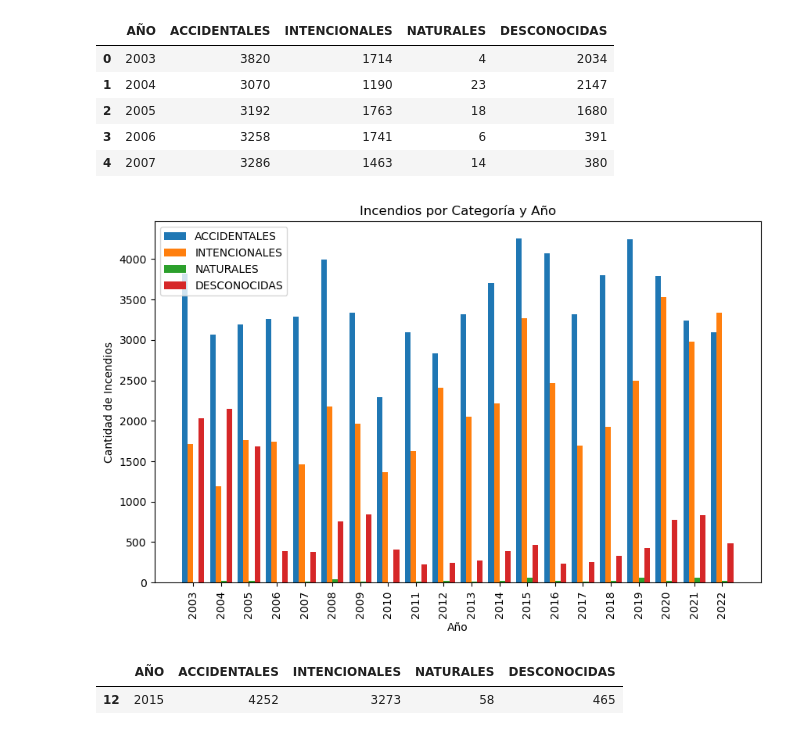
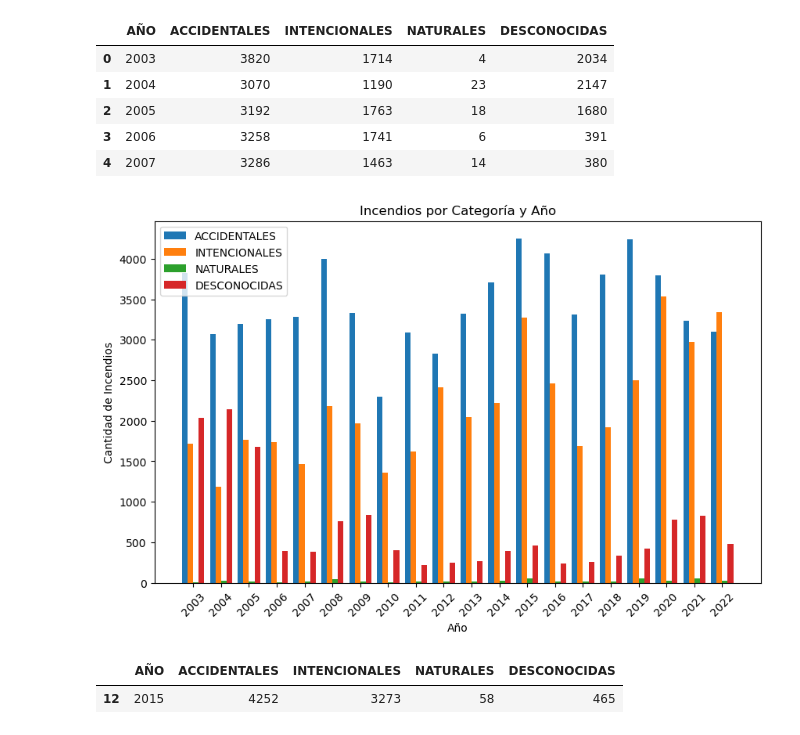
Before and after one commit to ymotomy/Proyecto-IMT2200, a Jupyter notebook: Proyecto.ipynb, the cells around one changed output. Drawn from its saved outputs; the diff is of its cells as text; code cells hidden in the pictures.

```diff
--- a/Proyecto.ipynb
+++ b/Proyecto.ipynb
@@ -203,35 +203,35 @@ bar_width = 0.2
 bar_positions = range(len(df_causas_incendios['AÑO']))
 
 # Barra para ACCIDENTALES
 plt.bar(bar_positions, df_causas_incendios['ACCIDENTALES'], width=bar_width, label='ACCIDENTALES')
 
 # Barra para INTENCIONALES
 plt.bar([p + bar_width for p in bar_positions], df_causas_incendios['INTENCIONALES'], width=bar_width, label='INTENCIONALES')
 
 # Barra para NATURALES
 plt.bar([p + 2 * bar_width for p in bar_positions], df_causas_incendios['NATURALES'], width=bar_width, label='NATURALES')
 
 # Barra para DESCONOCIDAS
 plt.bar([p + 3 * bar_width for p in bar_positions], df_causas_incendios['DESCONOCIDAS'], width=bar_width, label='DESCONOCIDAS')
 
 # Configurar el eje x
 plt.xlabel('Año')
 plt.xticks([p + 1.5 * bar_width for p in bar_positions], df_causas_incendios['AÑO'])
 
 # Configurar el eje y
 plt.ylabel('Cantidad de Incendios')
 
 # Añadir leyenda
 plt.legend()
 
 # Añadir título
 plt.title('Incendios por Categoría y Año')
-plt.xticks(rotation=90)
+plt.xticks(rotation=45)
 
 # Mostrar el gráfico
 plt.show()
 # %% [output]
-[figure, old version]
+[figure, new version]
 # %%
 df_causas_incendios[df_causas_incendios["ACCIDENTALES"] == df_causas_incendios["ACCIDENTALES"].max()]
 # %% [output]
```
Also changed, not shown: parts of 8 cells of this notebook, 18 other files.
